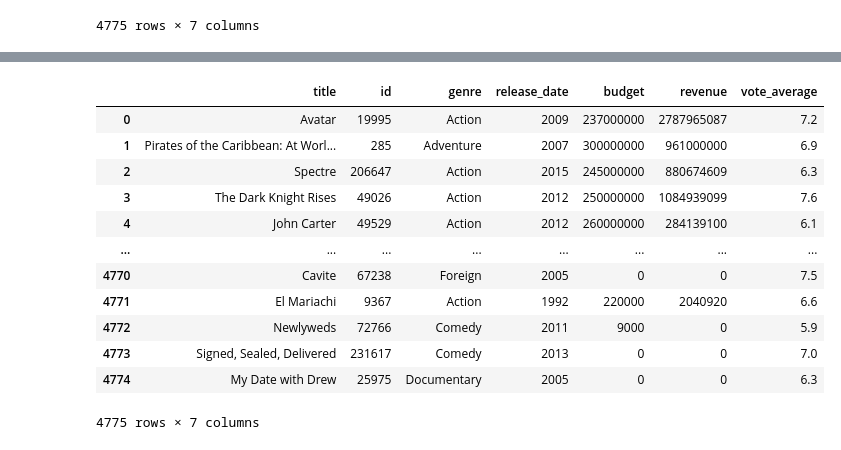
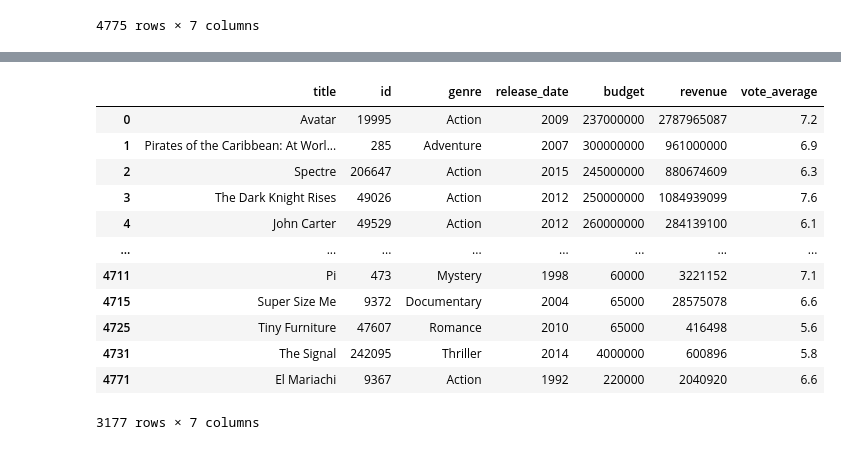
Before and after one commit to lansotto/project3, a Jupyter notebook: analysis/Data_Cleaning.ipynb, the cells around one changed output, grey strips where cells are left out. Drawn from its saved outputs; the diff is of its cells as text; code cells hidden in the pictures.

```diff
--- a/analysis/Data_Cleaning.ipynb
+++ b/analysis/Data_Cleaning.ipynb
@@ -74,7 +74,7 @@ updated_df
 # %%
 # Drop null values then place in updated DataFrame
 not_null_query = "SELECT budget, genre, id, release_date, revenue, title, vote_average from tmdb_5000_movies\
-    where budget IS NOT NULL;"
+    where genre IS NOT NULL;"
 
 updated_movies_df = pd.read_sql(not_null_query, connection)
 updated_movies_df
@@ -165,3 +165,7 @@ updated_movies_df
 | 4773 | 0 | Comedy | 231617 | 2013 | 0 | Signed, Sealed, Delivered | 7.0 |
 | 4774 | 0 | Documentary | 25975 | 2005 | 0 | My Date with Drew | 6.3 |
 4775 rows × 7 columns
+# %%
+# Filter DataFrame to remove low/incorrect data
+filtered_movies_df = updated_movies_df[(updated_movies_df['budget'] >= 50000) & (updated_movies_df['revenue'] >= 50000)]
+filtered_movies_df
@@ -168,24 +220,24 @@ updated_movies_df
 # %%
 # Reorganize columns
-sorted_movies_df = updated_movies_df.loc[:,["title", "id",  "genre", "release_date", "budget", "revenue", "vote_average"]]
+sorted_movies_df = filtered_movies_df.loc[:,["title", "id",  "genre", "release_date", "budget", "revenue", "vote_average"]]
 
 # Save DataFrame as cleaned DataFrame
 clean_movies_df = sorted_movies_df
 clean_movies_df
 # %% [output]
 |  | title | id | genre | release_date | budget | revenue | vote_average |
 | 0 | Avatar | 19995 | Action | 2009 | 237000000 | 2787965087 | 7.2 |
 | 1 | Pirates of the Caribbean: At Worl... | 285 | Adventure | 2007 | 300000000 | 961000000 | 6.9 |
 | 2 | Spectre | 206647 | Action | 2015 | 245000000 | 880674609 | 6.3 |
 | 3 | The Dark Knight Rises | 49026 | Action | 2012 | 250000000 | 1084939099 | 7.6 |
 | 4 | John Carter | 49529 | Action | 2012 | 260000000 | 284139100 | 6.1 |
 | ... | ... | ... | ... | ... | ... | ... | ... |
-| 4770 | Cavite | 67238 | Foreign | 2005 | 0 | 0 | 7.5 |
+| 4711 | Pi | 473 | Mystery | 1998 | 60000 | 3221152 | 7.1 |
+| 4715 | Super Size Me | 9372 | Documentary | 2004 | 65000 | 28575078 | 6.6 |
+| 4725 | Tiny Furniture | 47607 | Romance | 2010 | 65000 | 416498 | 5.6 |
+| 4731 | The Signal | 242095 | Thriller | 2014 | 4000000 | 600896 | 5.8 |
 | 4771 | El Mariachi | 9367 | Action | 1992 | 220000 | 2040920 | 6.6 |
-| 4772 | Newlyweds | 72766 | Comedy | 2011 | 9000 | 0 | 5.9 |
-| 4773 | Signed, Sealed, Delivered | 231617 | Comedy | 2013 | 0 | 0 | 7.0 |
-| 4774 | My Date with Drew | 25975 | Documentary | 2005 | 0 | 0 | 6.3 |
-4775 rows × 7 columns
+3177 rows × 7 columns
 # %%
 # Export to cleaned DataFrame to CSV file
 clean_movies_df.to_csv(r'../static/data/tmdb_5000_movies_clean.csv', index=False, header=True)
```
Also changed, not shown: parts of 5 cells of this notebook.
